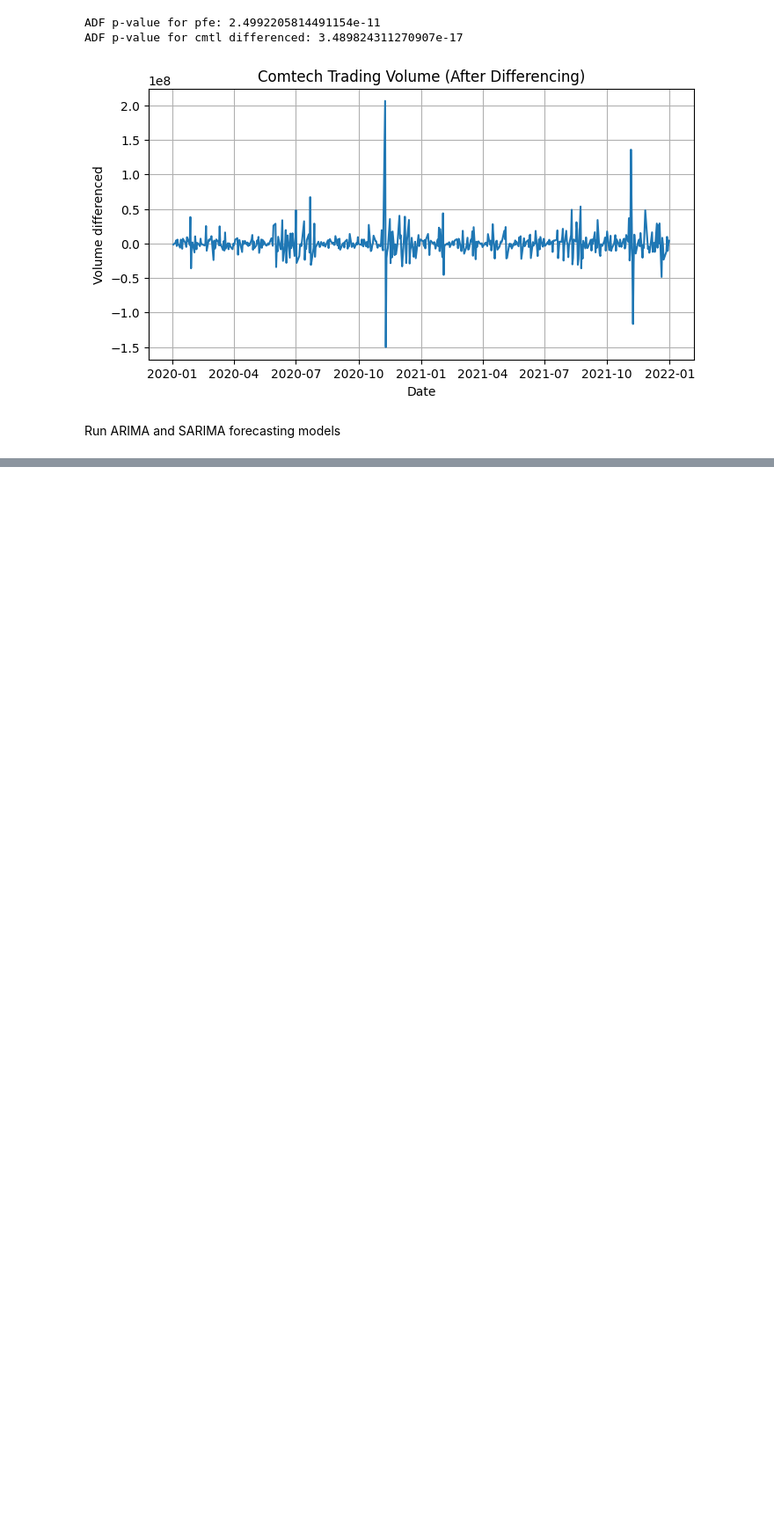
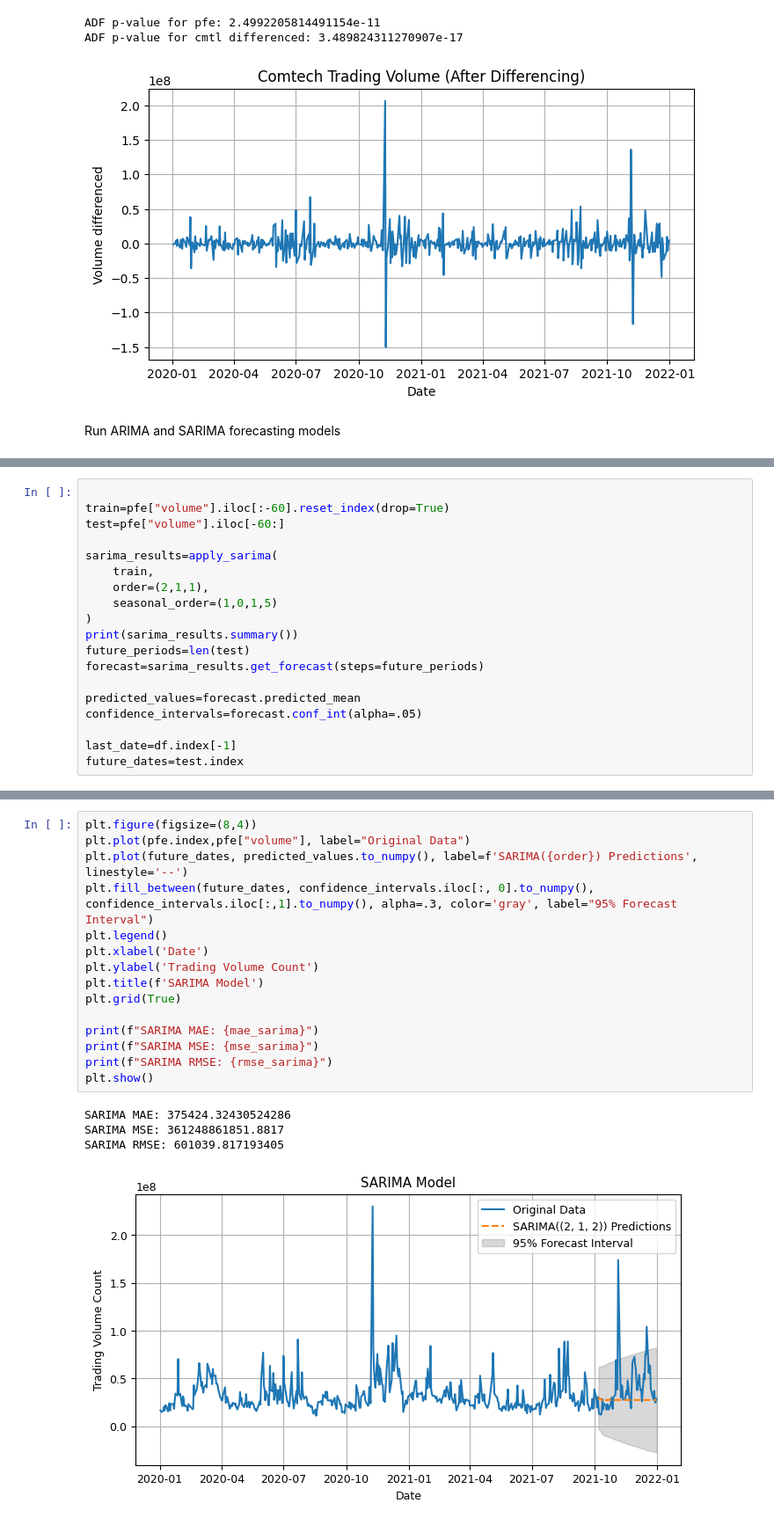
Before and after one commit to apatel4746/stockfrauddetection, a Jupyter notebook: stockfraud.ipynb, the cells around one changed output, grey strips where cells are left out. Shown at 88% size. Drawn from its saved outputs; the diff is of its cells as text; blank space fills up the shorter version.

```diff
--- a/stockfraud.ipynb
+++ b/stockfraud.ipynb
@@ -1295,0 +1444,19 @@ RMSE: 351774.55910653376
+# %%
+
+train=pfe["volume"].iloc[:-60].reset_index(drop=True)
+test=pfe["volume"].iloc[-60:]
+
+sarima_results=apply_sarima(
+    train,
+    order=(2,1,1),
+    seasonal_order=(1,0,1,5)
+)
+print(sarima_results.summary())
+future_periods=len(test)
+forecast=sarima_results.get_forecast(steps=future_periods)
+
+predicted_values=forecast.predicted_mean
+confidence_intervals=forecast.conf_int(alpha=.05)
+
+last_date=df.index[-1]
+future_dates=test.index
@@ -1295,0 +1481,20 @@ RMSE: 351774.55910653376
+# %%
+plt.figure(figsize=(8,4))
+plt.plot(pfe.index,pfe["volume"], label="Original Data")
+plt.plot(future_dates, predicted_values.to_numpy(), label=f'SARIMA({order}) Predictions', linestyle='--')
+plt.fill_between(future_dates, confidence_intervals.iloc[:, 0].to_numpy(), confidence_intervals.iloc[:,1].to_numpy(), alpha=.3, color='gray', label="95% Forecast Interval")
+plt.legend()
+plt.xlabel('Date')
+plt.ylabel('Trading Volume Count')
+plt.title(f'SARIMA Model')
+plt.grid(True)
+
+print(f"SARIMA MAE: {mae_sarima}")
+print(f"SARIMA MSE: {mse_sarima}")
+print(f"SARIMA RMSE: {rmse_sarima}")
+plt.show()
+# %% [output]
+SARIMA MAE: 375424.32430524286
+SARIMA MSE: 361248861851.8817
+SARIMA RMSE: 601039.817193405
+[figure, added]
```
Also changed, not shown: parts of 26 cells of this notebook.
